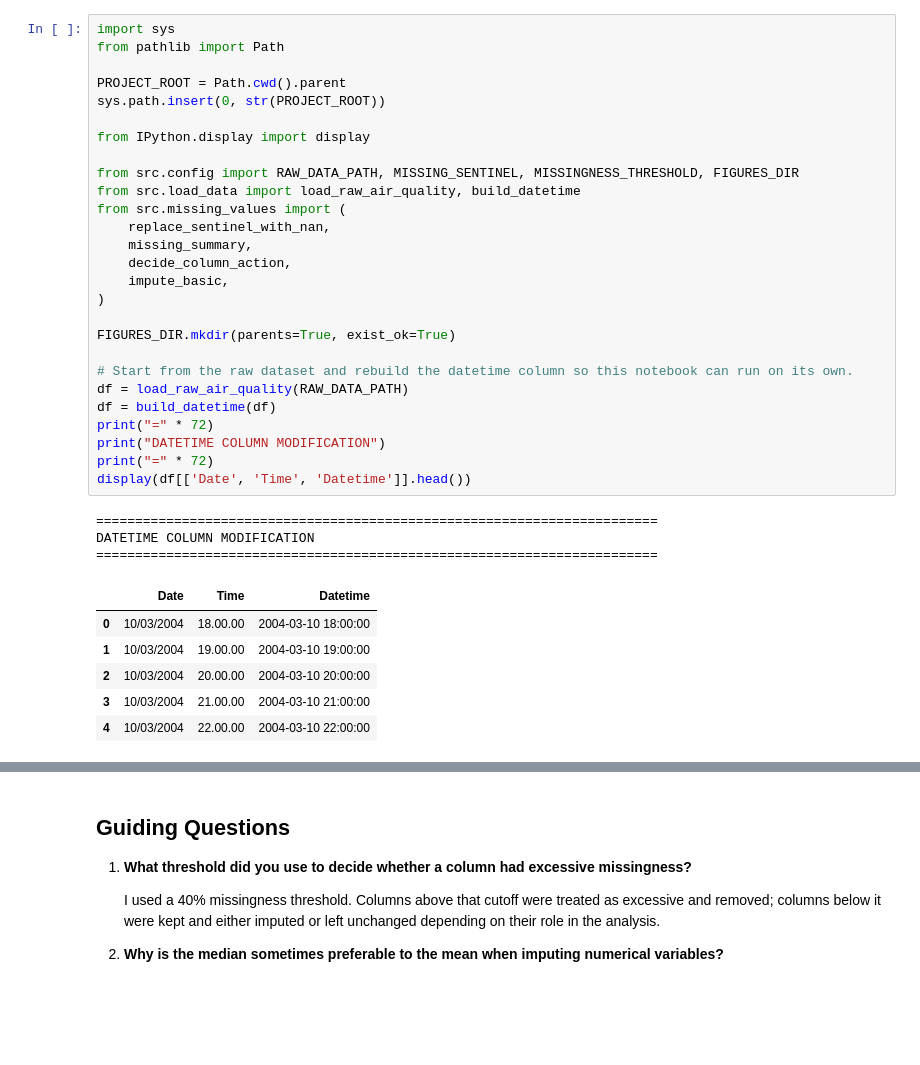
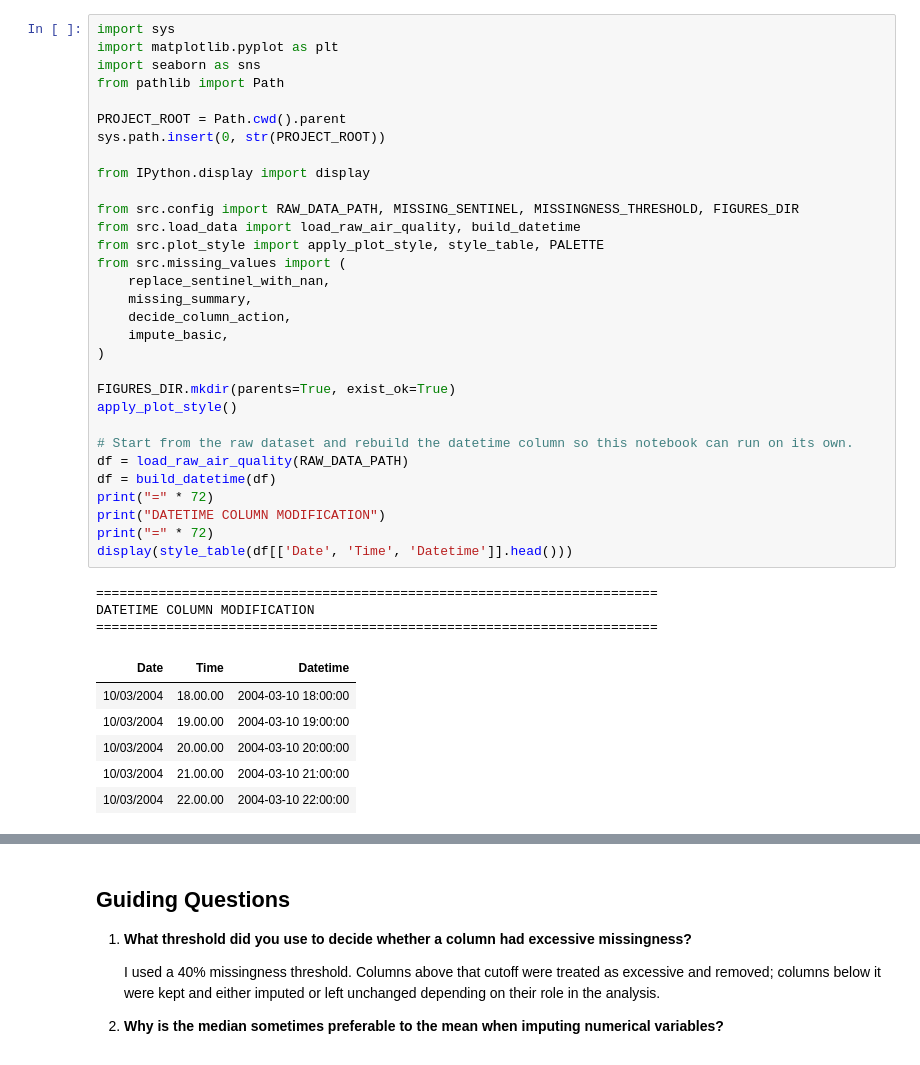
Before and after one commit to userejon31/Urban-Air-Quality-Data-Analysis, a Jupyter notebook: notebooks/02_missing_values.ipynb, the cells around one changed output, grey strips where cells are left out. Drawn from its saved outputs; the diff is of its cells as text; blank space fills up the shorter version.

```diff
--- a/notebooks/02_missing_values.ipynb
+++ b/notebooks/02_missing_values.ipynb
@@ -26,40 +43,44 @@
 # %%
 import sys
+import matplotlib.pyplot as plt
+import seaborn as sns
 from pathlib import Path
 
 PROJECT_ROOT = Path.cwd().parent
 sys.path.insert(0, str(PROJECT_ROOT))
 
 from IPython.display import display
 
 from src.config import RAW_DATA_PATH, MISSING_SENTINEL, MISSINGNESS_THRESHOLD, FIGURES_DIR
 from src.load_data import load_raw_air_quality, build_datetime
+from src.plot_style import apply_plot_style, style_table, PALETTE
 from src.missing_values import (
     replace_sentinel_with_nan,
     missing_summary,
     decide_column_action,
     impute_basic,
 )
 
 FIGURES_DIR.mkdir(parents=True, exist_ok=True)
+apply_plot_style()
 
 # Start from the raw dataset and rebuild the datetime column so this notebook can run on its own.
 df = load_raw_air_quality(RAW_DATA_PATH)
 df = build_datetime(df)
 print("=" * 72)
 print("DATETIME COLUMN MODIFICATION")
 print("=" * 72)
-display(df[['Date', 'Time', 'Datetime']].head())
+display(style_table(df[['Date', 'Time', 'Datetime']].head()))
 # %% [output]
 ========================================================================
 DATETIME COLUMN MODIFICATION
 ========================================================================
-|  | Date | Time | Datetime |
-| 0 | 10/03/2004 | 18.00.00 | 2004-03-10 18:00:00 |
-| 1 | 10/03/2004 | 19.00.00 | 2004-03-10 19:00:00 |
-| 2 | 10/03/2004 | 20.00.00 | 2004-03-10 20:00:00 |
-| 3 | 10/03/2004 | 21.00.00 | 2004-03-10 21:00:00 |
-| 4 | 10/03/2004 | 22.00.00 | 2004-03-10 22:00:00 |
+| Date | Time | Datetime |
+| 10/03/2004 | 18.00.00 | 2004-03-10 18:00:00 |
+| 10/03/2004 | 19.00.00 | 2004-03-10 19:00:00 |
+| 10/03/2004 | 20.00.00 | 2004-03-10 20:00:00 |
+| 10/03/2004 | 21.00.00 | 2004-03-10 21:00:00 |
+| 10/03/2004 | 22.00.00 | 2004-03-10 22:00:00 |
 # %%
 # Replace the dataset's sentinel value with proper missing values.
 df = replace_sentinel_with_nan(df, sentinel=MISSING_SENTINEL)
```
Also changed, not shown: parts of 7 cells of this notebook, 14 other files.
